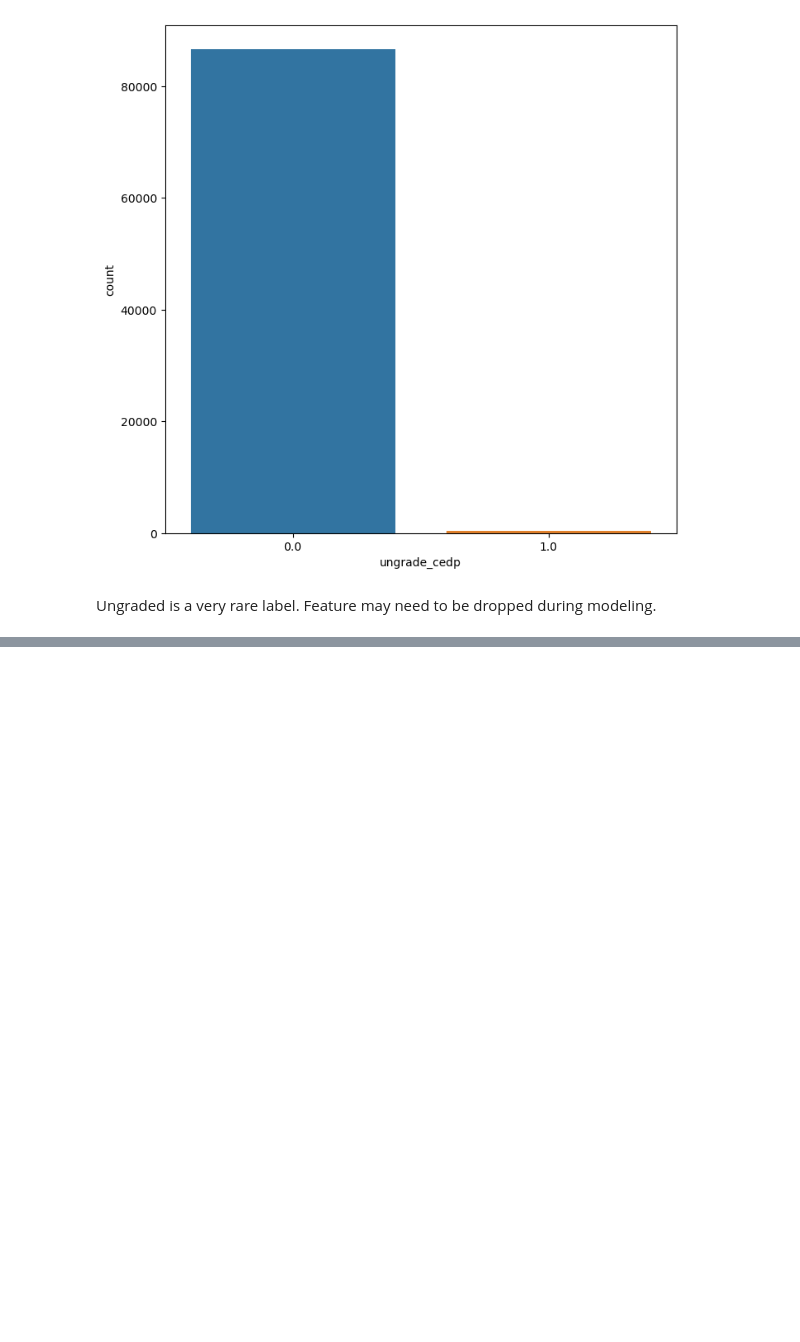
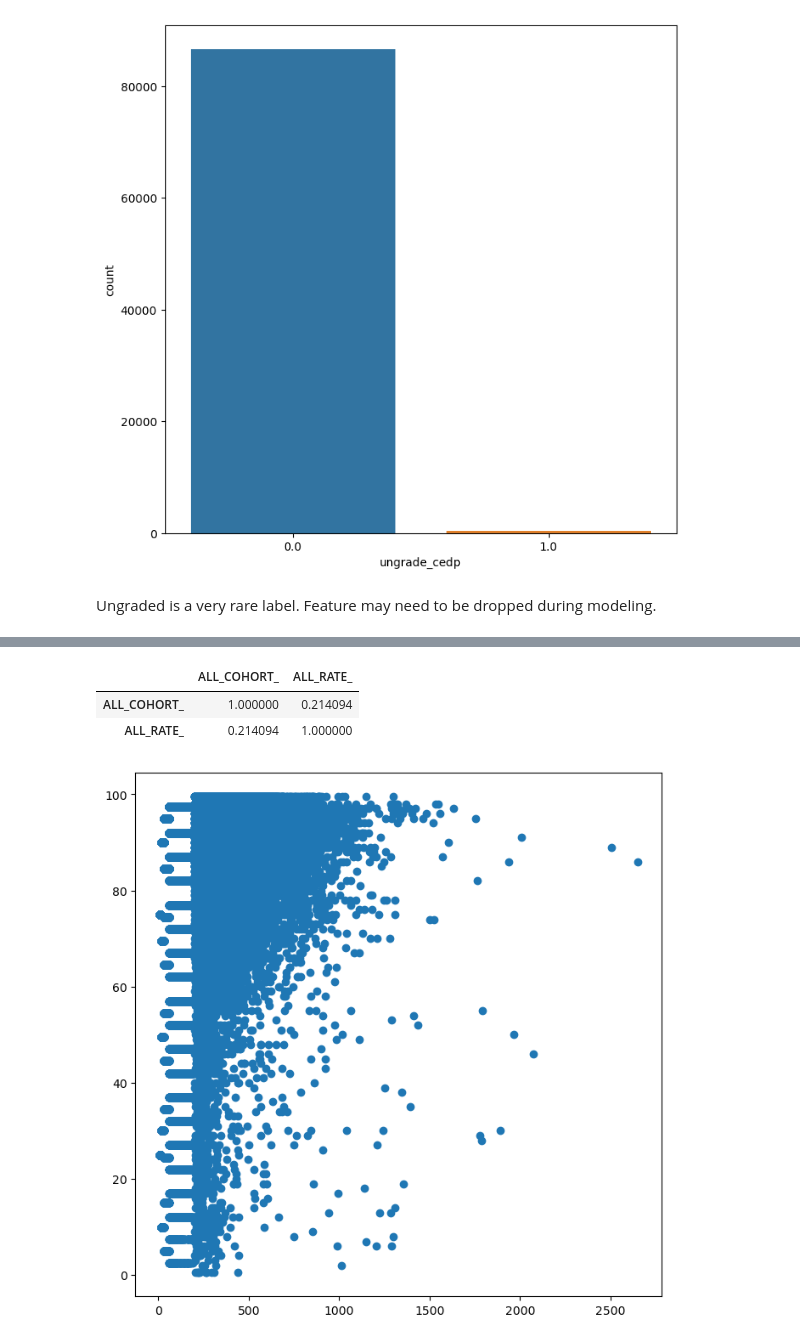
Before and after one commit to georgetown-analytics/student-outcomes, a Jupyter notebook: notebooks/eda.ipynb, the cells around one changed output, grey strips where cells are left out. Cells and saved outputs as stored; diff of their text form; code cells hidden in the pictures; blank space fills up the shorter version.

```diff
--- a/notebooks/eda.ipynb
+++ b/notebooks/eda.ipynb
@@ -186,0 +241,8 @@ df[['ALL_COHORT_','enrollment']].corr()
+# %%
+plt.scatter(x=df[['ALL_COHORT_']],y=df['ALL_RATE_'])
+df[['ALL_COHORT_','ALL_RATE_']].corr()
+# %% [output]
+|  | ALL_COHORT_ | ALL_RATE_ |
+| ALL_COHORT_ | 1.000000 | 0.214094 |
+| ALL_RATE_ | 0.214094 | 1.000000 |
+[figure, added]
```
Also changed, not shown: parts of 20 cells of this notebook.
